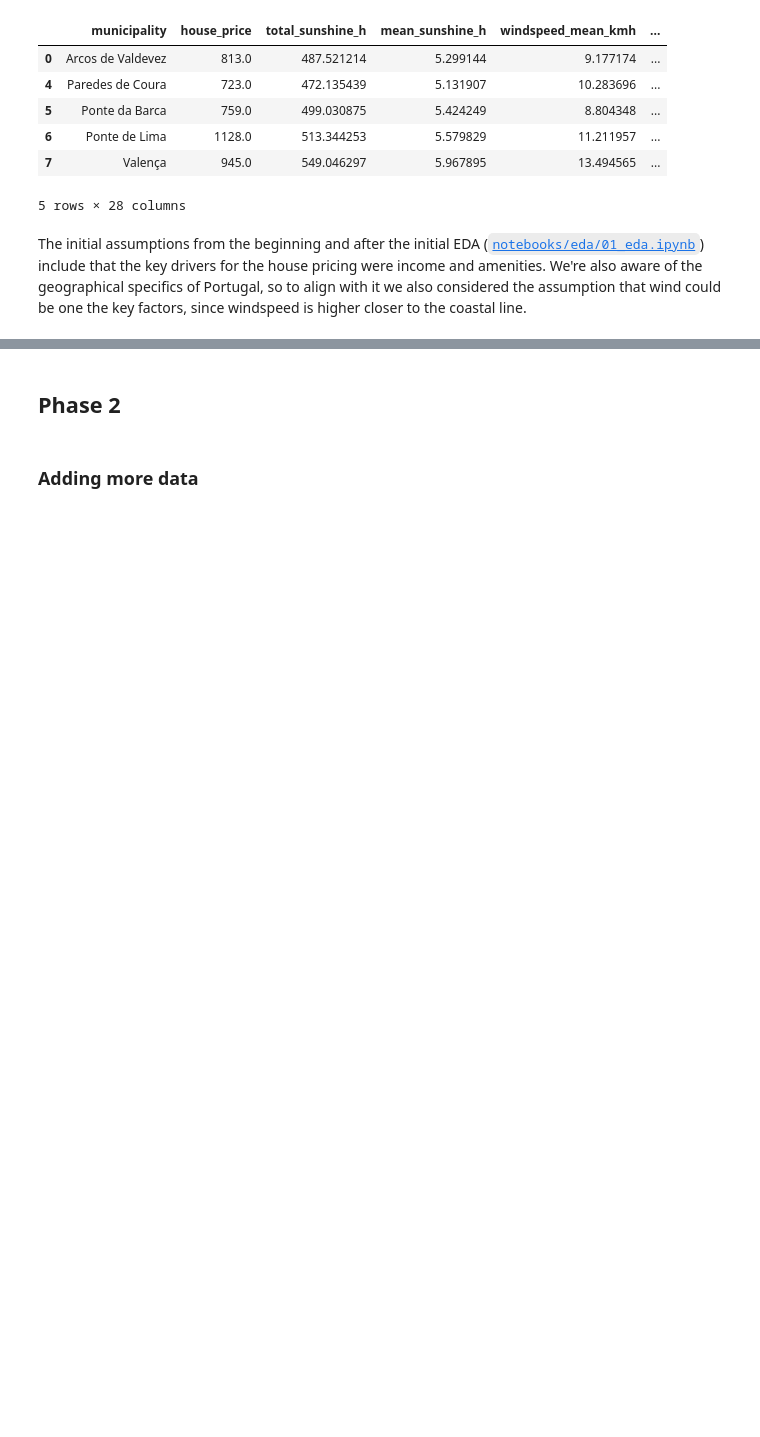
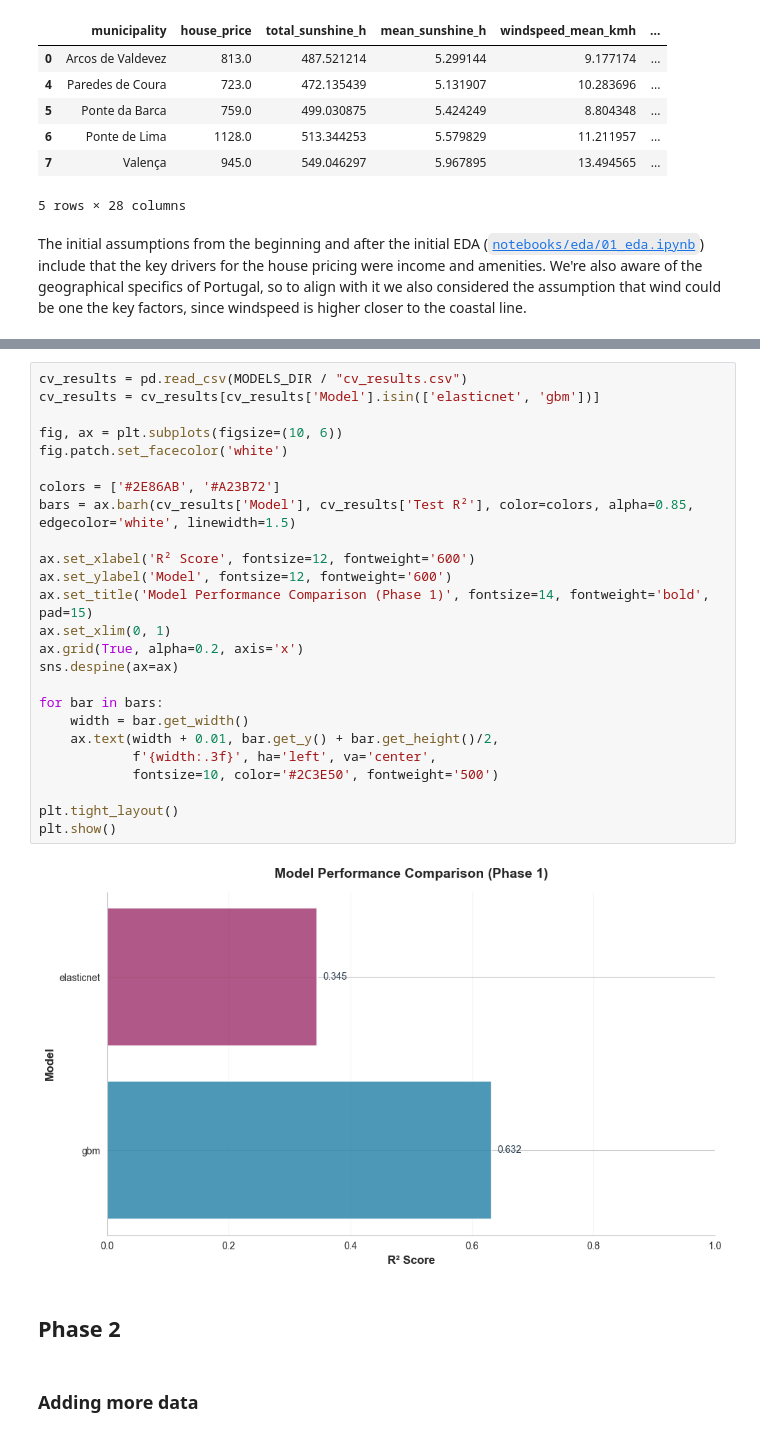
Before and after one commit to Shushunya/FCD-housing-prices, a Jupyter notebook: code/main.ipynb, the cells around one changed output, grey strips where cells are left out. Drawn from its saved outputs; the diff is of its cells as text; blank space fills up the shorter version.

```diff
--- a/code/main.ipynb
+++ b/code/main.ipynb
@@ -98,3 +92,30 @@ The initial assumptions from the beginning and after the initial EDA ([`notebook
+# %%
+cv_results = pd.read_csv(MODELS_DIR / "cv_results.csv")
+cv_results = cv_results[cv_results['Model'].isin(['elasticnet', 'gbm'])]
+
+fig, ax = plt.subplots(figsize=(10, 6))
+fig.patch.set_facecolor('white')
+
+colors = ['#2E86AB', '#A23B72']
+bars = ax.barh(cv_results['Model'], cv_results['Test R²'], color=colors, alpha=0.85, edgecolor='white', linewidth=1.5)
+
+ax.set_xlabel('R² Score', fontsize=12, fontweight='600')
+ax.set_ylabel('Model', fontsize=12, fontweight='600')
+ax.set_title('Model Performance Comparison (Phase 1)', fontsize=14, fontweight='bold', pad=15)
+ax.set_xlim(0, 1)
+ax.grid(True, alpha=0.2, axis='x')
+sns.despine(ax=ax)
+
+for bar in bars:
+    width = bar.get_width()
+    ax.text(width + 0.01, bar.get_y() + bar.get_height()/2,
+            f'{width:.3f}', ha='left', va='center',
+            fontsize=10, color='#2C3E50', fontweight='500')
+
+plt.tight_layout()
+plt.show()
+# %% [output]
+[figure, added]
 # %% [markdown]
 ## Phase 2
 # %% [markdown]
```
Also changed, not shown: parts of 12 cells of this notebook.
